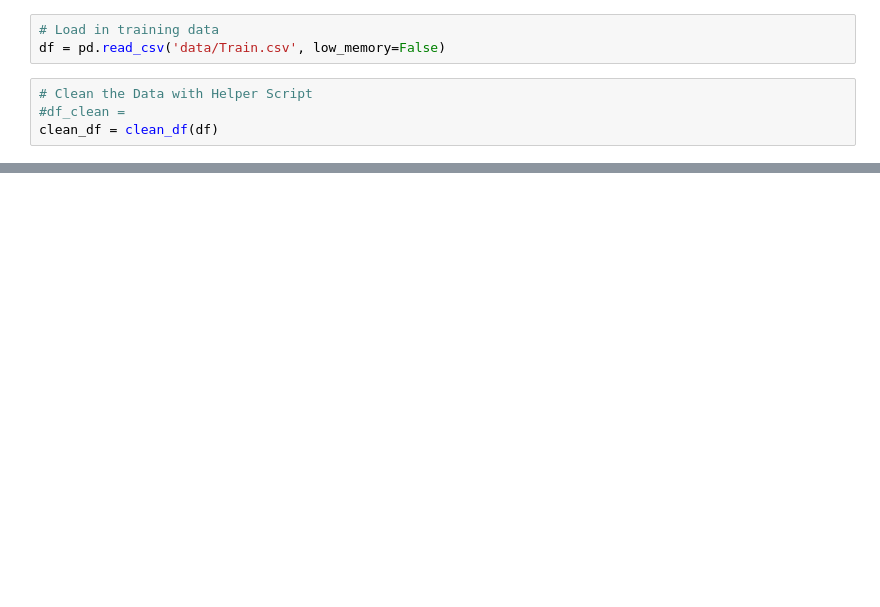
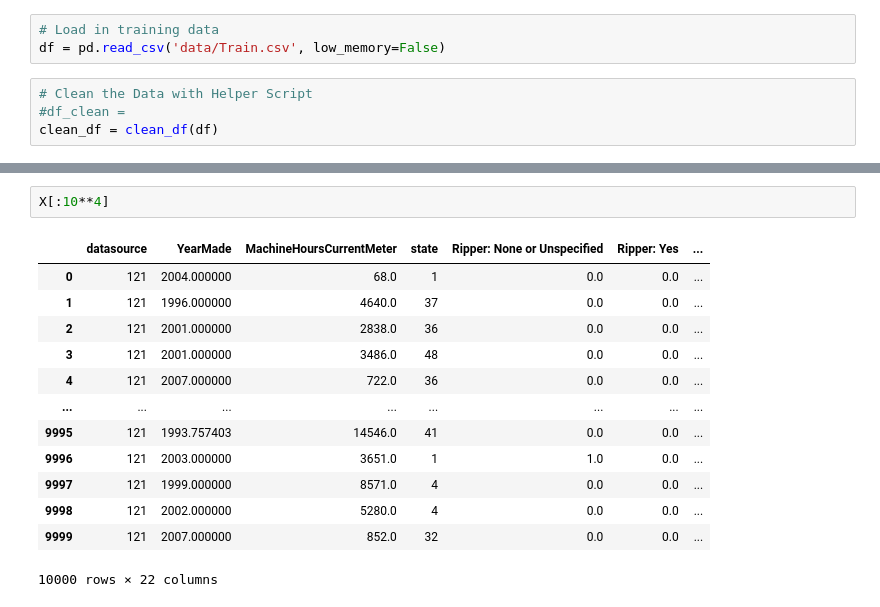
Before and after one commit to oro13/farm-equipment-price-prediction, a Jupyter notebook: linear_regression.ipynb, the cells around one changed output, grey strips where cells are left out. Saved outputs shown, nothing was run; the diff lists cells and outputs as text; blank space fills up the shorter version.

```diff
--- a/linear_regression.ipynb
+++ b/linear_regression.ipynb
@@ -125,0 +115,16 @@ train_cv_errors, test_cv_errors
+# %%
+X[:10**4]
+# %% [output]
+|  | datasource | YearMade | MachineHoursCurrentMeter | state | Ripper: None or Unspecified | Ripper: Yes | ... |
+| 0 | 121 | 2004.000000 | 68.0 | 1 | 0.0 | 0.0 | ... |
+| 1 | 121 | 1996.000000 | 4640.0 | 37 | 0.0 | 0.0 | ... |
+| 2 | 121 | 2001.000000 | 2838.0 | 36 | 0.0 | 0.0 | ... |
+| 3 | 121 | 2001.000000 | 3486.0 | 48 | 0.0 | 0.0 | ... |
+| 4 | 121 | 2007.000000 | 722.0 | 36 | 0.0 | 0.0 | ... |
+| ... | ... | ... | ... | ... | ... | ... | ... |
+| 9995 | 121 | 1993.757403 | 14546.0 | 41 | 0.0 | 0.0 | ... |
+| 9996 | 121 | 2003.000000 | 3651.0 | 1 | 1.0 | 0.0 | ... |
+| 9997 | 121 | 1999.000000 | 8571.0 | 4 | 0.0 | 0.0 | ... |
+| 9998 | 121 | 2002.000000 | 5280.0 | 4 | 0.0 | 0.0 | ... |
+| 9999 | 121 | 2007.000000 | 852.0 | 32 | 0.0 | 0.0 | ... |
+10000 rows × 22 columns
```
Also changed, not shown: parts of 11 cells of this notebook, 1 other file.
